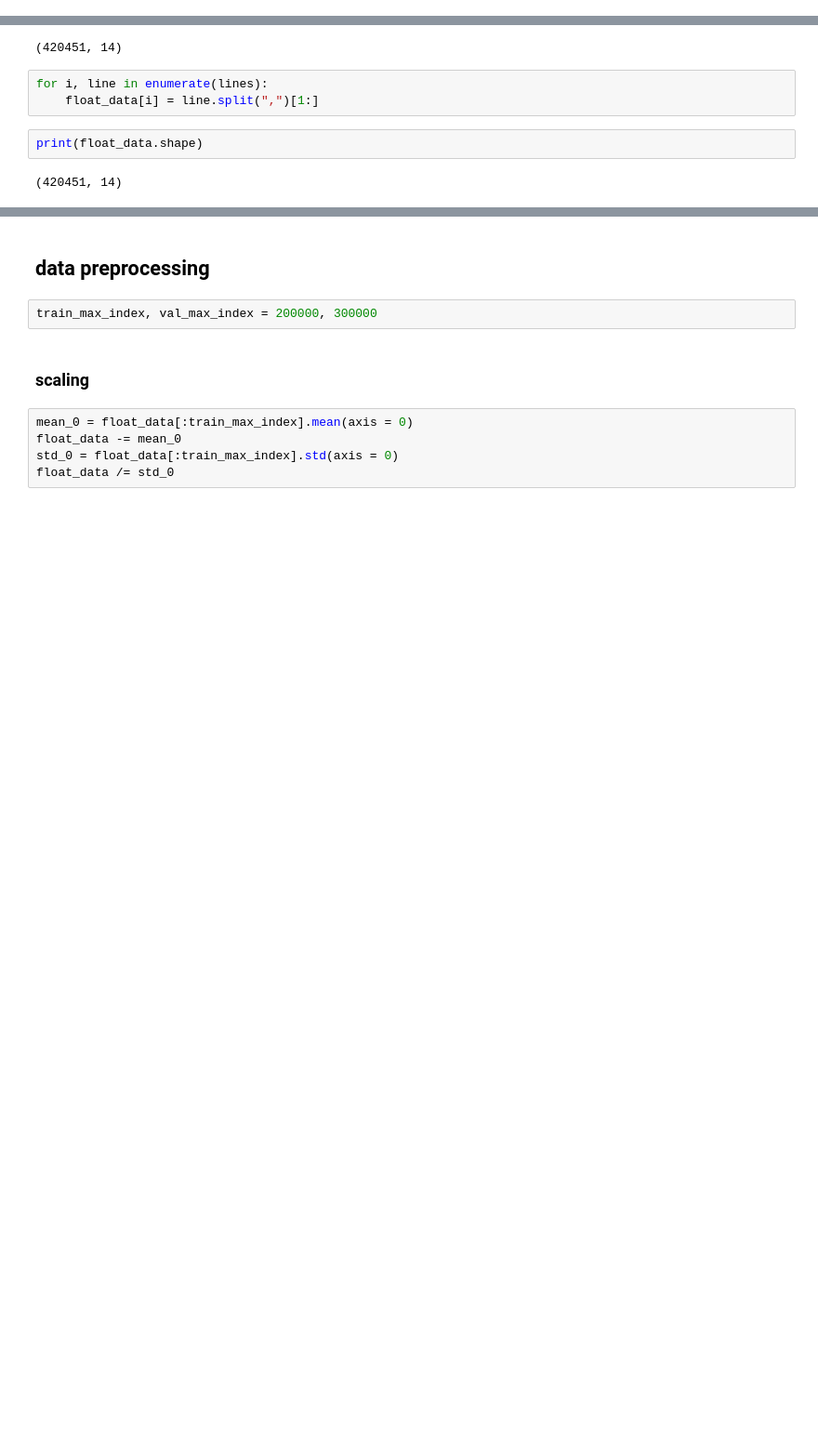
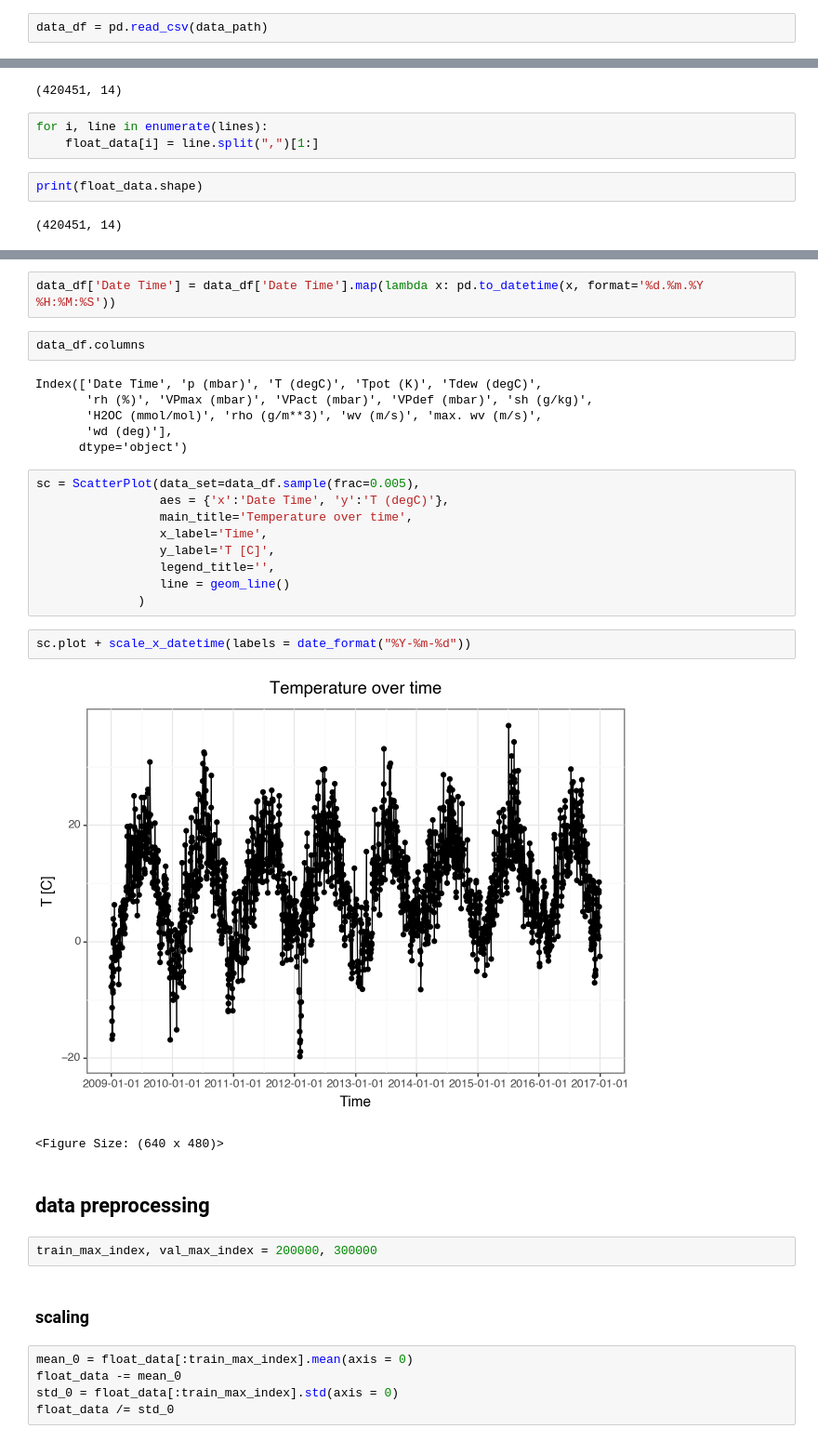
Before and after one commit to lmaczews/keras, a Jupyter notebook: notebooks/climate_time_series_anlaysis.ipynb, the cells around one changed output, grey strips where cells are left out. Shown at 93% size. Cells and saved outputs as stored; diff of their text form; blank space fills up the shorter version.

Commit message:
time series analysis

```diff
--- a/notebooks/climate_time_series_anlaysis.ipynb
+++ b/notebooks/climate_time_series_anlaysis.ipynb
@@ -4,6 +14,8 @@ import os
 # Familirisation with data
 # %%
 data_path = "../data/jena_climate_2009_2016.csv"
+# %%
+data_df = pd.read_csv(data_path)
 # %%
 with open(data_path) as f:
     data = f.read()
@@ -42,3 +69,27 @@ print(float_data.shape)
+# %%
+data_df['Date Time'] = data_df['Date Time'].map(lambda x: pd.to_datetime(x, format='%d.%m.%Y %H:%M:%S'))
+# %%
+data_df.columns
+# %% [output]
+Index(['Date Time', 'p (mbar)', 'T (degC)', 'Tpot (K)', 'Tdew (degC)',
+       'rh (%)', 'VPmax (mbar)', 'VPact (mbar)', 'VPdef (mbar)', 'sh (g/kg)',
+       'H2OC (mmol/mol)', 'rho (g/m**3)', 'wv (m/s)', 'max. wv (m/s)',
+       'wd (deg)'],
+      dtype='object')
+# %%
+sc = ScatterPlot(data_set=data_df.sample(frac=0.005),
+                 aes = {'x':'Date Time', 'y':'T (degC)'},
+                 main_title='Temperature over time',
+                 x_label='Time',
+                 y_label='T [C]',
+                 legend_title='',
+                 line = geom_line()
+              )
+# %%
+sc.plot + scale_x_datetime(labels = date_format("%Y-%m-%d"))
+# %% [output]
+[figure, added]
+<Figure Size: (640 x 480)>
 # %% [markdown]
 ## data preprocessing
 # %%
```
Also changed, not shown: parts of 23 cells of this notebook.
